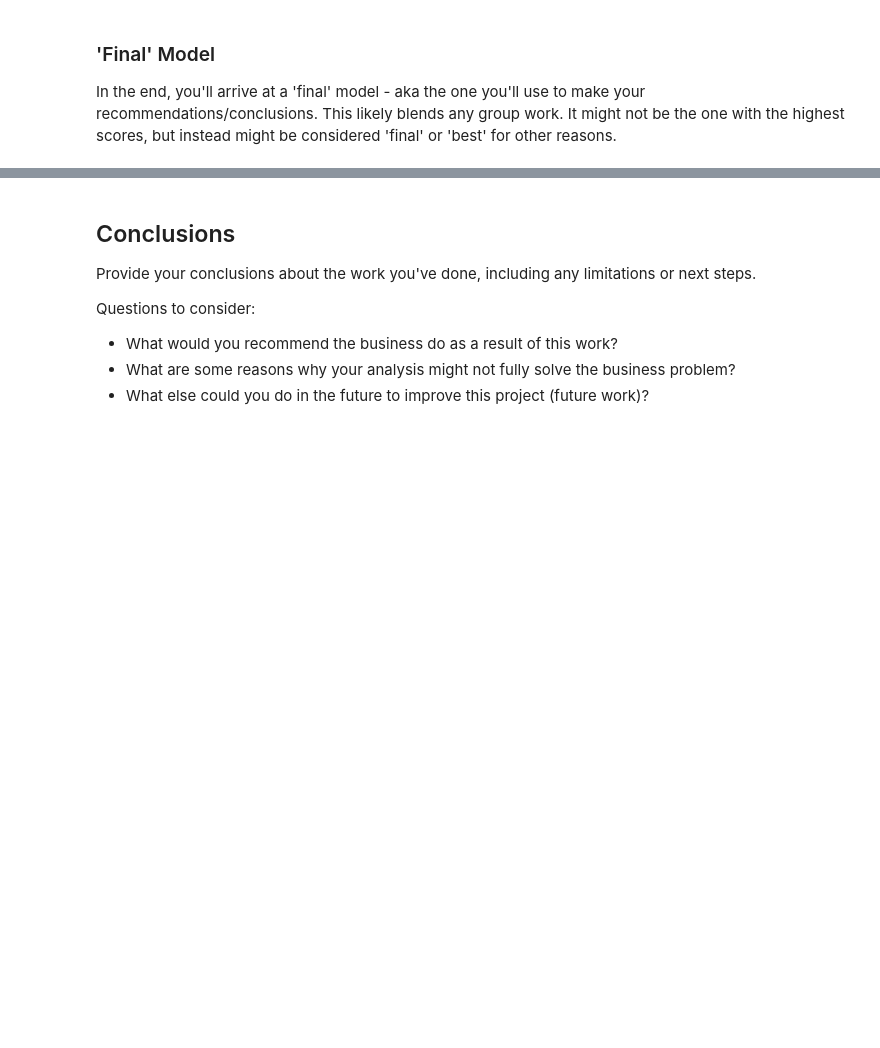
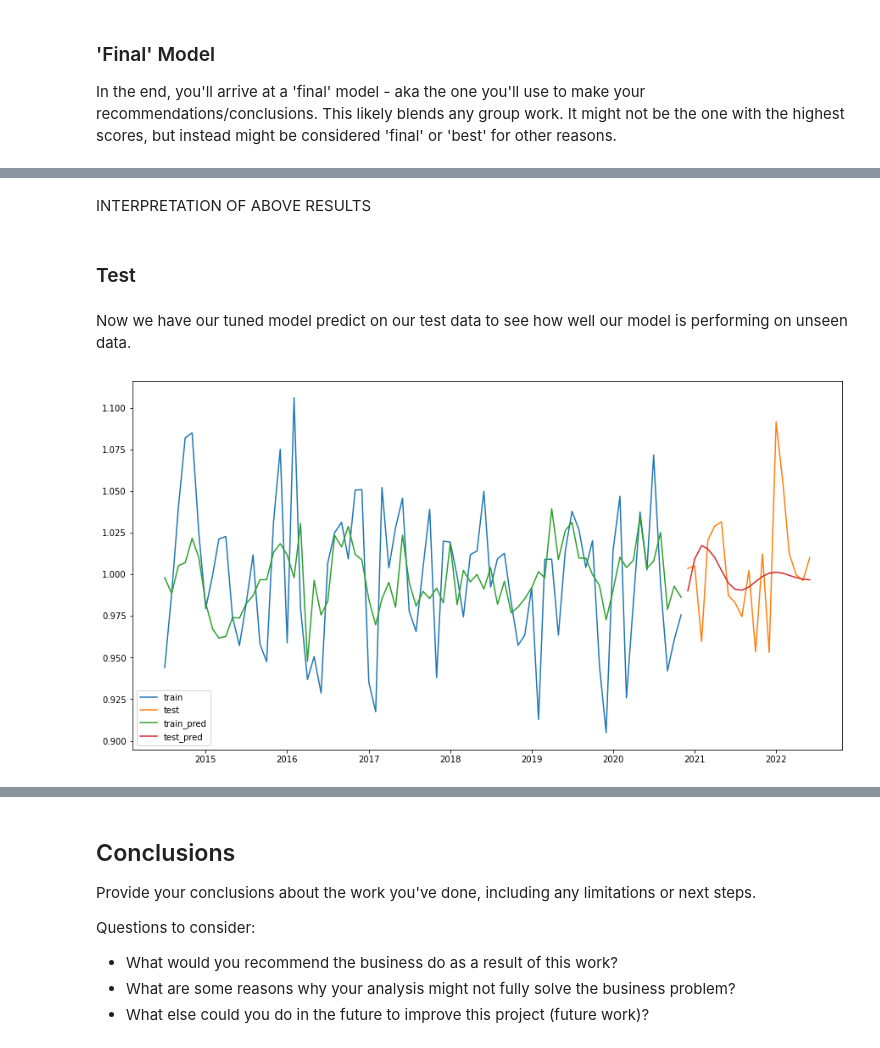
Before and after one commit to aokdata/Solar_Power_Output_Time_Series, a Jupyter notebook: Solar_Power_Output_Time_Series_Notebook.ipynb, the cells around one changed output, grey strips where cells are left out. Saved outputs shown, nothing was run; the diff lists cells and outputs as text; code cells hidden in the pictures; blank space fills up the shorter version.

```diff
--- a/Solar_Power_Output_Time_Series_Notebook.ipynb
+++ b/Solar_Power_Output_Time_Series_Notebook.ipynb
@@ -980,0 +1357,19 @@ In the end, you'll arrive at a 'final' model - aka the one you'll use to make yo
+# %% [markdown]
+INTERPRETATION OF ABOVE RESULTS
+# %% [markdown]
+### Test
+# %% [markdown]
+Now we have our tuned model predict on our test data to see how well our model is performing on unseen data.
+# %%
+y_hat_train = ARIMA401.predict(typ='levels')
+y_hat_test = ARIMA401.predict(start=test.index[0], end=test.index[-1],typ='levels')
+
+fig, ax = plt.subplots(figsize=(15,8))
+ax.plot(train, label='train')
+ax.plot(test, label='test')
+ax.plot(y_hat_train, label='train_pred')
+ax.plot(y_hat_test, label='test_pred')
+
+plt.legend();
+# %% [output]
+[figure, added]
```
Also changed, not shown: parts of 70 cells of this notebook.
